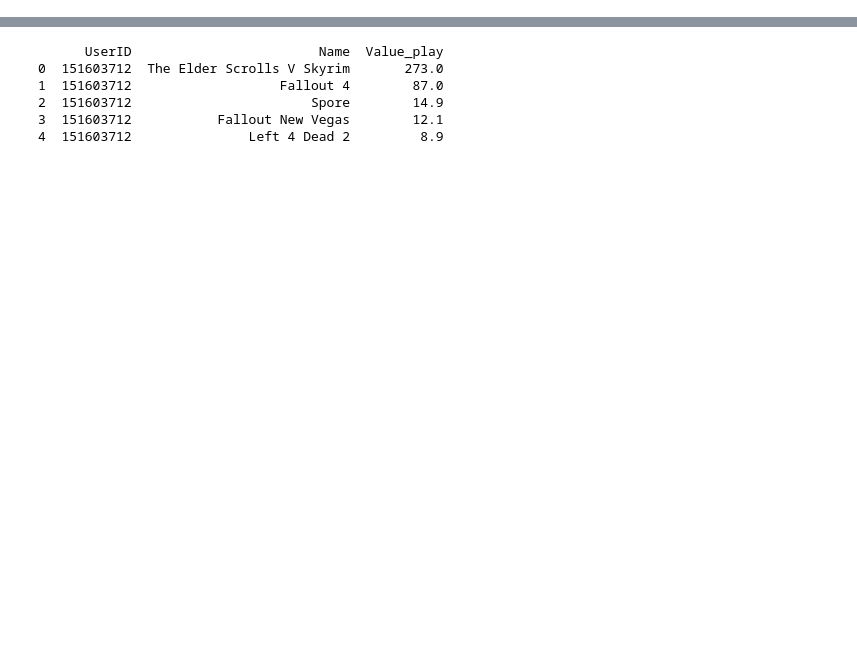
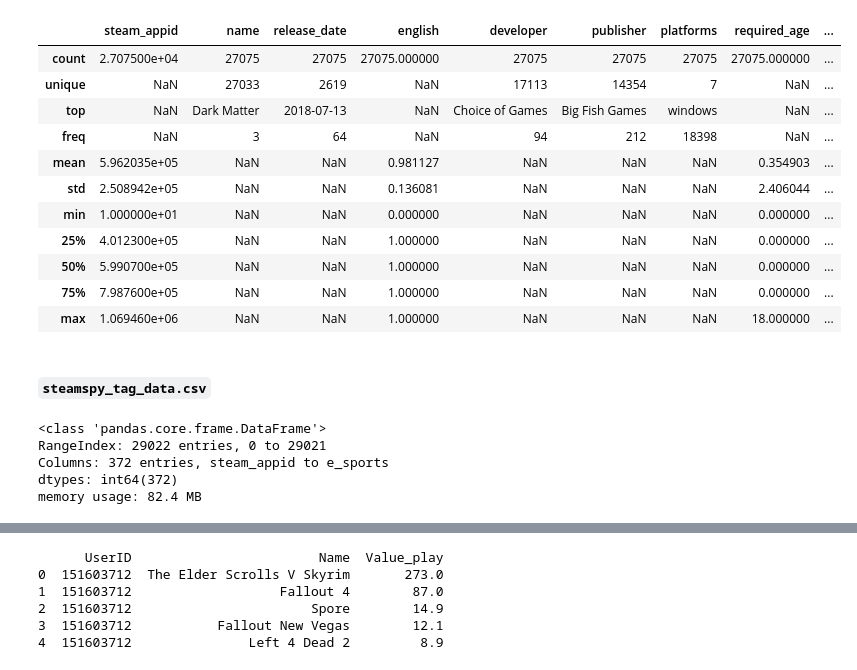
Before and after one commit to davidha99/proyecto-final-ml, a Jupyter notebook: main2.ipynb, the cells around one changed output, grey strips where cells are left out. Saved outputs shown, nothing was run; the diff lists cells and outputs as text; code cells hidden in the pictures; blank space fills up the shorter version.

```diff
--- a/main2.ipynb
+++ b/main2.ipynb
@@ -22,0 +373,25 @@ steamspy_tag_df = pd.read_csv("steamspy_tag_data.csv")
+# %%
+steam_df.describe(include='all')
+# %% [output]
+|  | steam_appid | name | release_date | english | developer | publisher | platforms | required_age | ... |
+| count | 2.707500e+04 | 27075 | 27075 | 27075.000000 | 27075 | 27075 | 27075 | 27075.000000 | ... |
+| unique | NaN | 27033 | 2619 | NaN | 17113 | 14354 | 7 | NaN | ... |
+| top | NaN | Dark Matter | 2018-07-13 | NaN | Choice of Games | Big Fish Games | windows | NaN | ... |
+| freq | NaN | 3 | 64 | NaN | 94 | 212 | 18398 | NaN | ... |
+| mean | 5.962035e+05 | NaN | NaN | 0.981127 | NaN | NaN | NaN | 0.354903 | ... |
+| std | 2.508942e+05 | NaN | NaN | 0.136081 | NaN | NaN | NaN | 2.406044 | ... |
+| min | 1.000000e+01 | NaN | NaN | 0.000000 | NaN | NaN | NaN | 0.000000 | ... |
+| 25% | 4.012300e+05 | NaN | NaN | 1.000000 | NaN | NaN | NaN | 0.000000 | ... |
+| 50% | 5.990700e+05 | NaN | NaN | 1.000000 | NaN | NaN | NaN | 0.000000 | ... |
+| 75% | 7.987600e+05 | NaN | NaN | 1.000000 | NaN | NaN | NaN | 0.000000 | ... |
+| max | 1.069460e+06 | NaN | NaN | 1.000000 | NaN | NaN | NaN | 18.000000 | ... |
+# %% [markdown]
+##### `steamspy_tag_data.csv`
+# %%
+steamspy_tag_df.info()
+# %% [output]
+<class 'pandas.core.frame.DataFrame'>
+RangeIndex: 29022 entries, 0 to 29021
+Columns: 372 entries, steam_appid to e_sports
+dtypes: int64(372)
+memory usage: 82.4 MB
```
Also changed, not shown: parts of 52 cells of this notebook, 1 other file.
